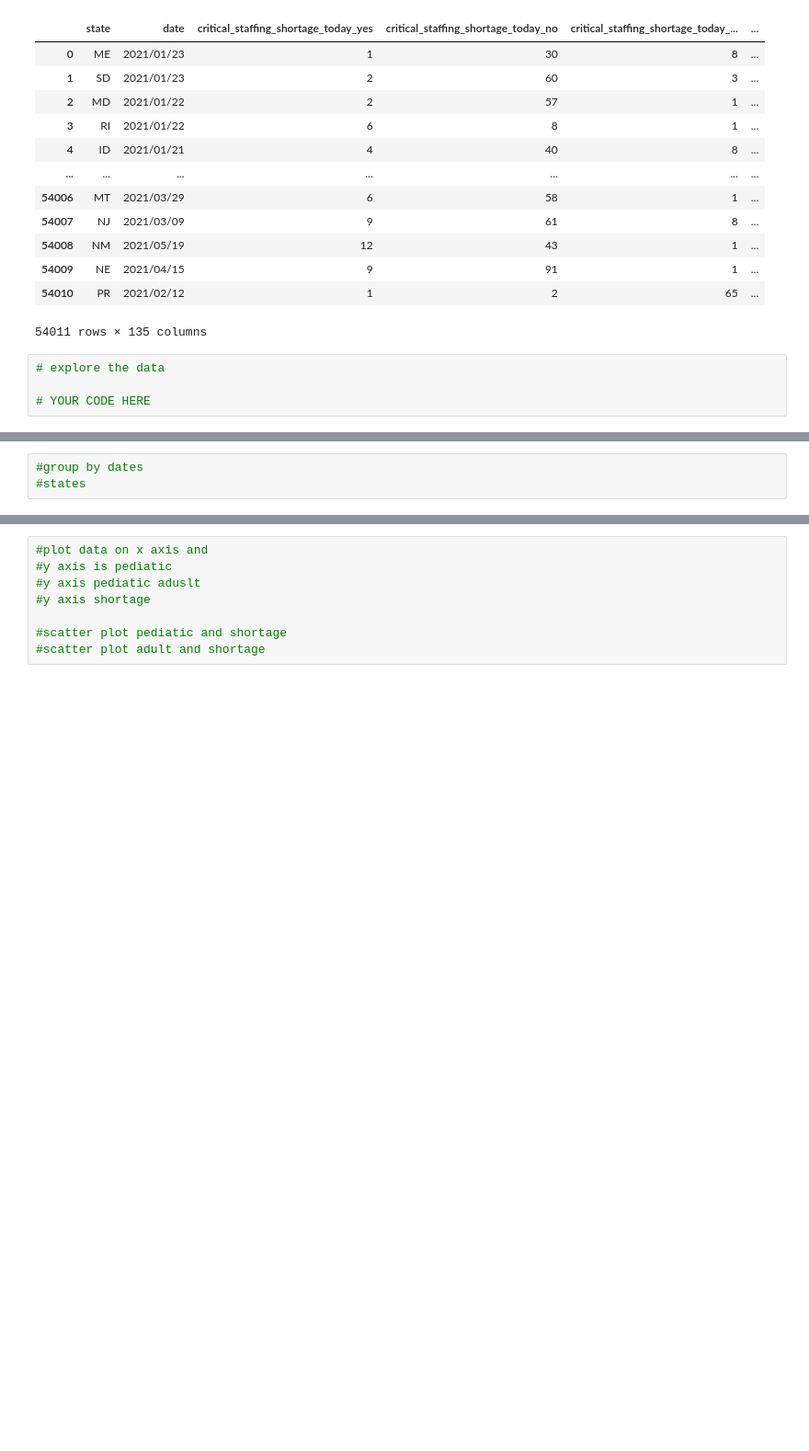
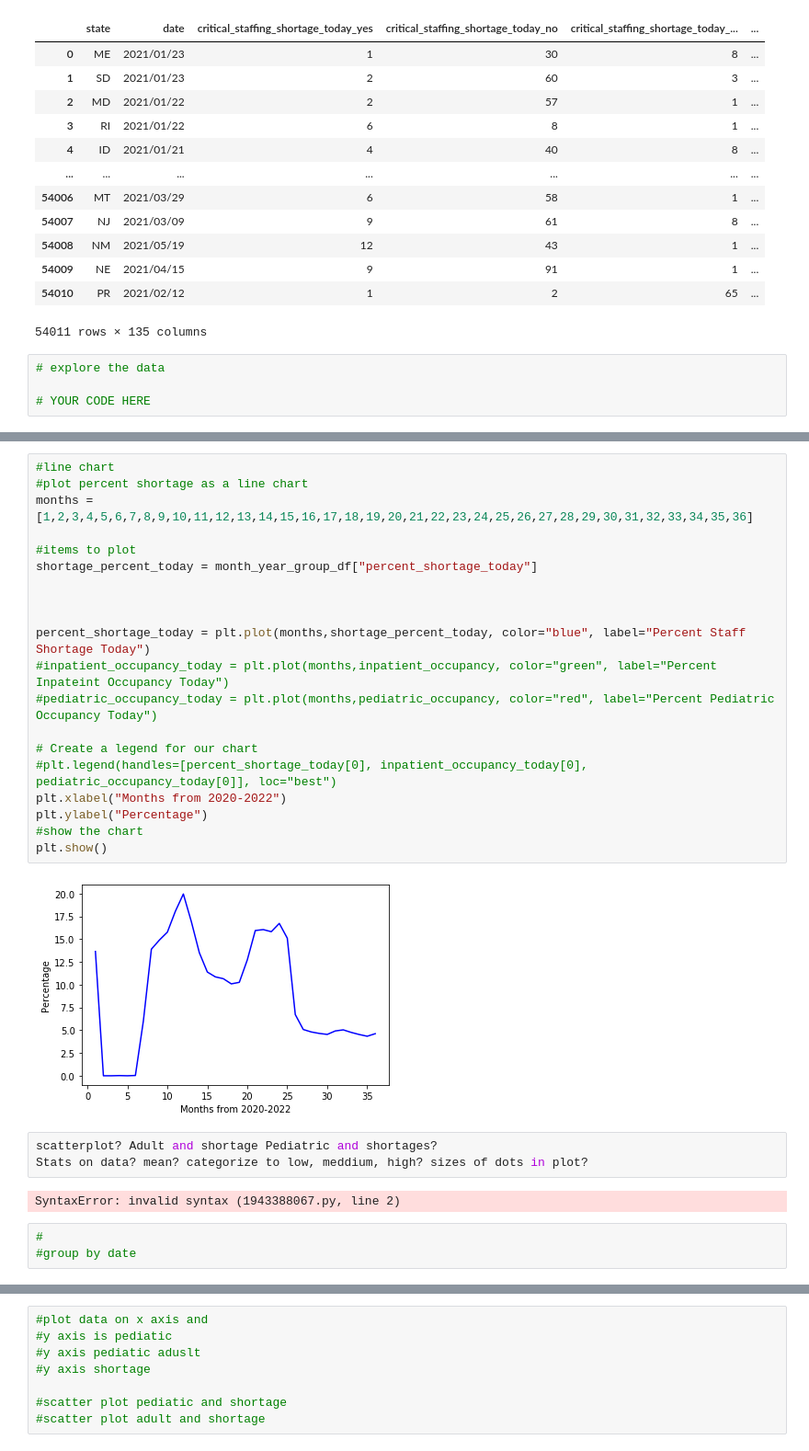
Before and after one commit to nkeplinger/healthcare_module7, a Jupyter notebook: nicolette_code_in_progress.ipynb, the cells around one changed output, grey strips where cells are left out. Shown: that part at 92% size. Drawn from its saved outputs; the diff is of its cells as text; blank space fills up the shorter version.

```diff
--- a/nicolette_code_in_progress.ipynb
+++ b/nicolette_code_in_progress.ipynb
@@ -75,3 +188,30 @@ select_df
+# %%
+#line chart
+#plot percent shortage as a line chart
+months = [1,2,3,4,5,6,7,8,9,10,11,12,13,14,15,16,17,18,19,20,21,22,23,24,25,26,27,28,29,30,31,32,33,34,35,36]
+
+#items to plot
+shortage_percent_today = month_year_group_df["percent_shortage_today"]
+
+
+
+percent_shortage_today = plt.plot(months,shortage_percent_today, color="blue", label="Percent Staff Shortage Today")
+#inpatient_occupancy_today = plt.plot(months,inpatient_occupancy, color="green", label="Percent Inpateint Occupancy Today")
+#pediatric_occupancy_today = plt.plot(months,pediatric_occupancy, color="red", label="Percent Pediatric Occupancy Today")
+
+# Create a legend for our chart
+#plt.legend(handles=[percent_shortage_today[0], inpatient_occupancy_today[0], pediatric_occupancy_today[0]], loc="best")
+plt.xlabel("Months from 2020-2022")
+plt.ylabel("Percentage")
+#show the chart
+plt.show()
+# %% [output]
+[figure, added]
+# %%
+scatterplot? Adult and shortage Pediatric and shortages?
+Stats on data? mean? categorize to low, meddium, high? sizes of dots in plot?
+# %% [output]
+SyntaxError: invalid syntax (1943388067.py, line 2)
 # %%
-#group by dates
-#states
+#
+#group by date
```
Also changed, not shown: parts of 8 cells of this notebook.
